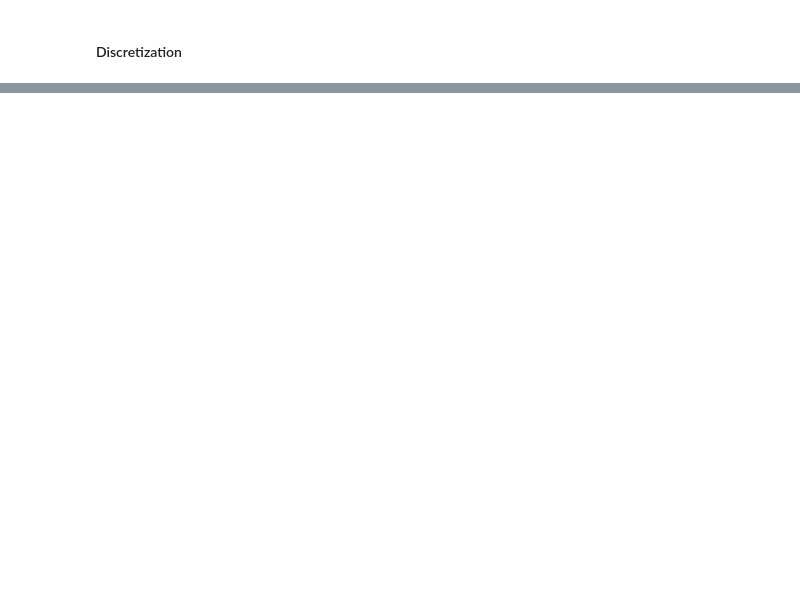
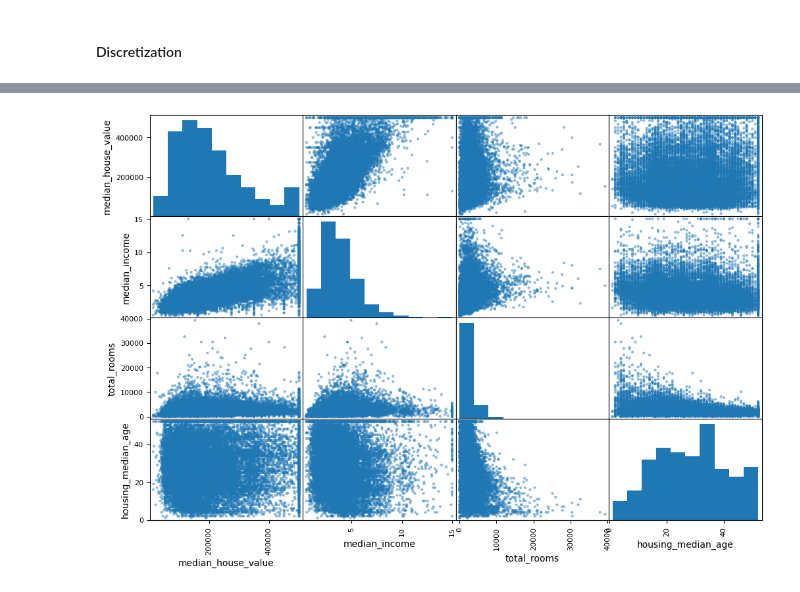
Before and after one commit to LucidOtter/MLLearning, a Jupyter notebook: 02_end2end_MLLearning.ipynb, the cells around one changed output, grey strips where cells are left out. Saved outputs shown, nothing was run; the diff lists cells and outputs as text; code cells hidden in the pictures; blank space fills up the shorter version.

```diff
--- a/02_end2end_MLLearning.ipynb
+++ b/02_end2end_MLLearning.ipynb
@@ -176,0 +238,5 @@ ValueError: The least populated class in y has only 1 member, which is too few.
+# %%
+pd.plotting.scatter_matrix(housing[["median_house_value", "median_income","total_rooms", "housing_median_age"]], figsize=(12, 8))
+plt.show()
+# %% [output]
+[figure, added]
```
Also changed, not shown: parts of 53 cells of this notebook, 2 other files.
